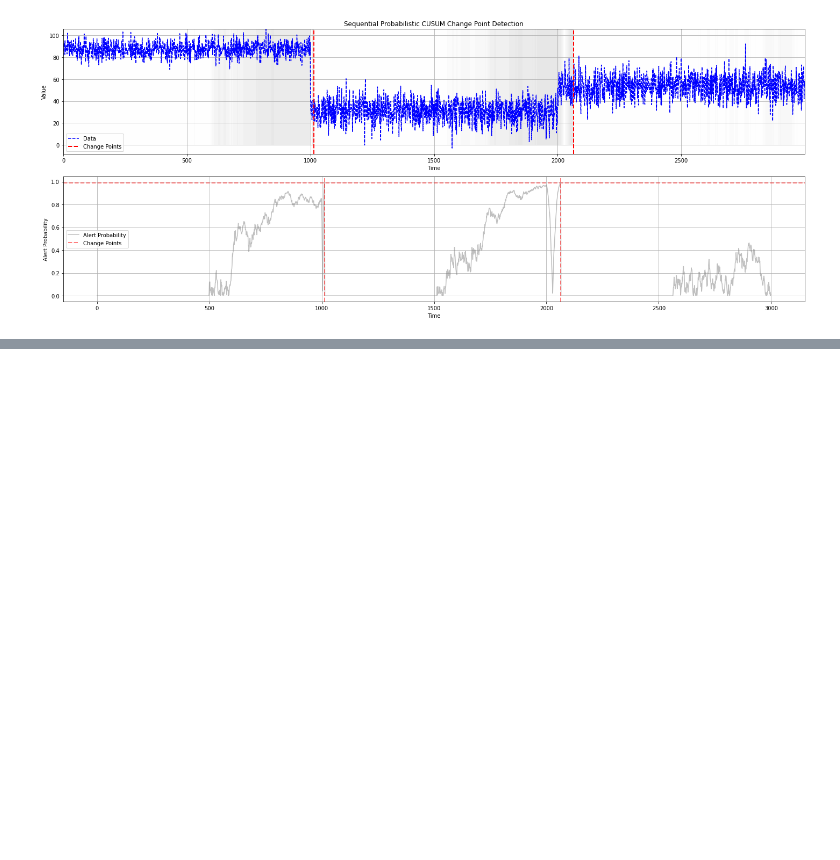
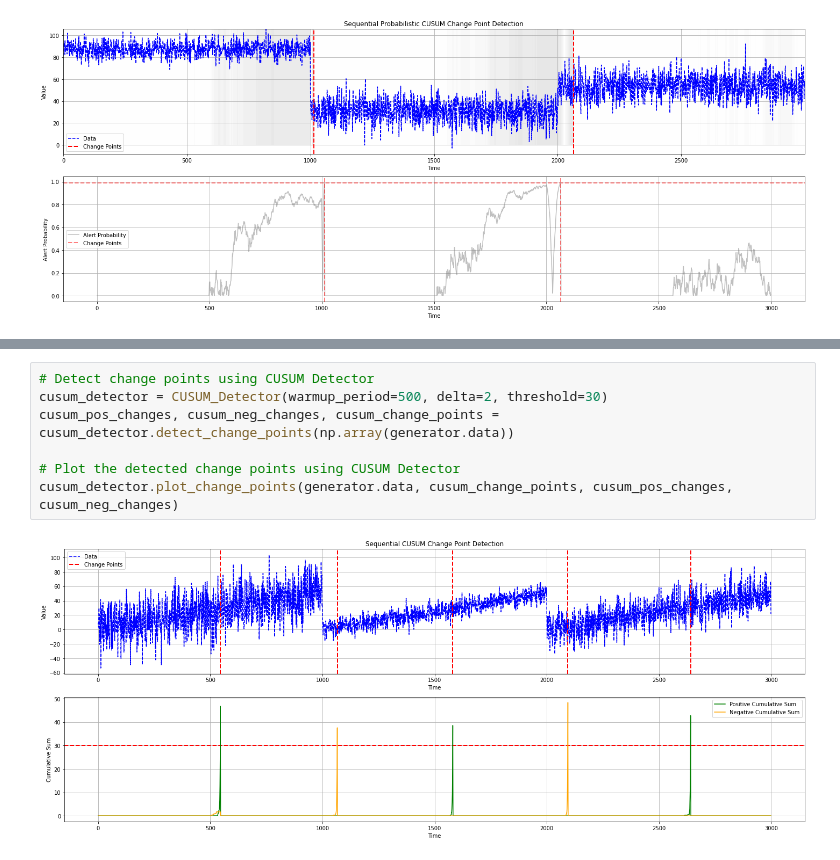
Before and after one commit to giobbu/CUSUM, a Jupyter notebook: example.ipynb, the cells around one changed output, grey strips where cells are left out. Saved outputs shown, nothing was run; the diff lists cells and outputs as text; blank space fills up the shorter version.

```diff
--- a/example.ipynb
+++ b/example.ipynb
@@ -31,0 +45,9 @@ prob_detector.plot_change_points(generator.data, prob_change_points, prob_probab
+# %%
+# Detect change points using CUSUM Detector
+cusum_detector = CUSUM_Detector(warmup_period=500, delta=2, threshold=30)
+cusum_pos_changes, cusum_neg_changes, cusum_change_points = cusum_detector.detect_change_points(np.array(generator.data))
+
+# Plot the detected change points using CUSUM Detector
+cusum_detector.plot_change_points(generator.data, cusum_change_points, cusum_pos_changes, cusum_neg_changes)
+# %% [output]
+[figure, added]
```
Also changed, not shown: parts of 4 cells of this notebook.
